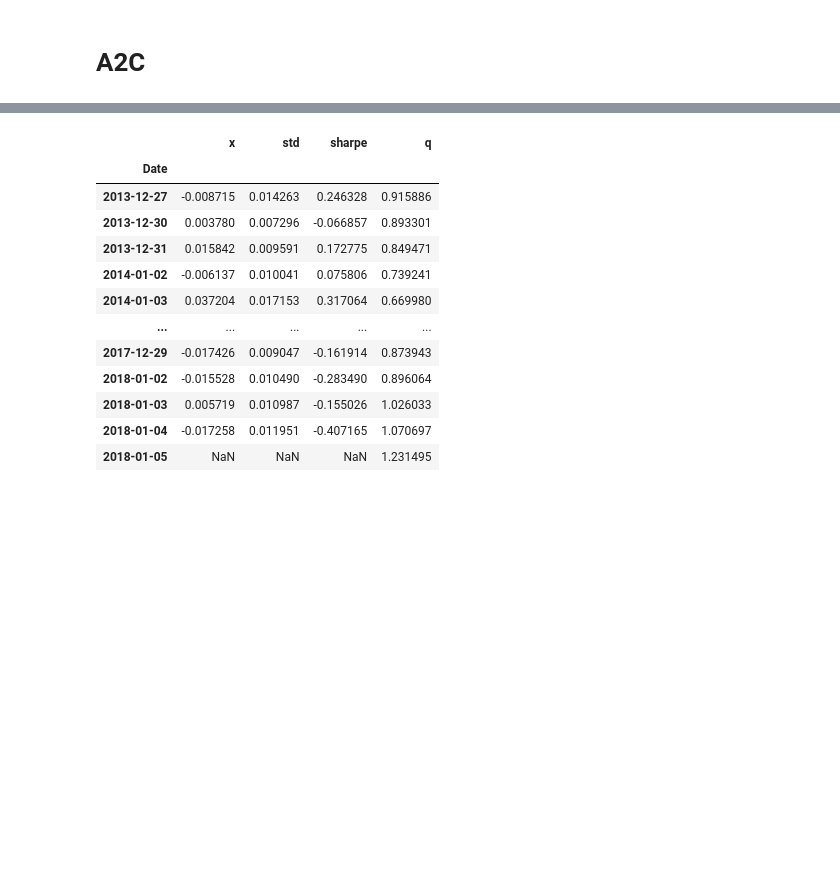
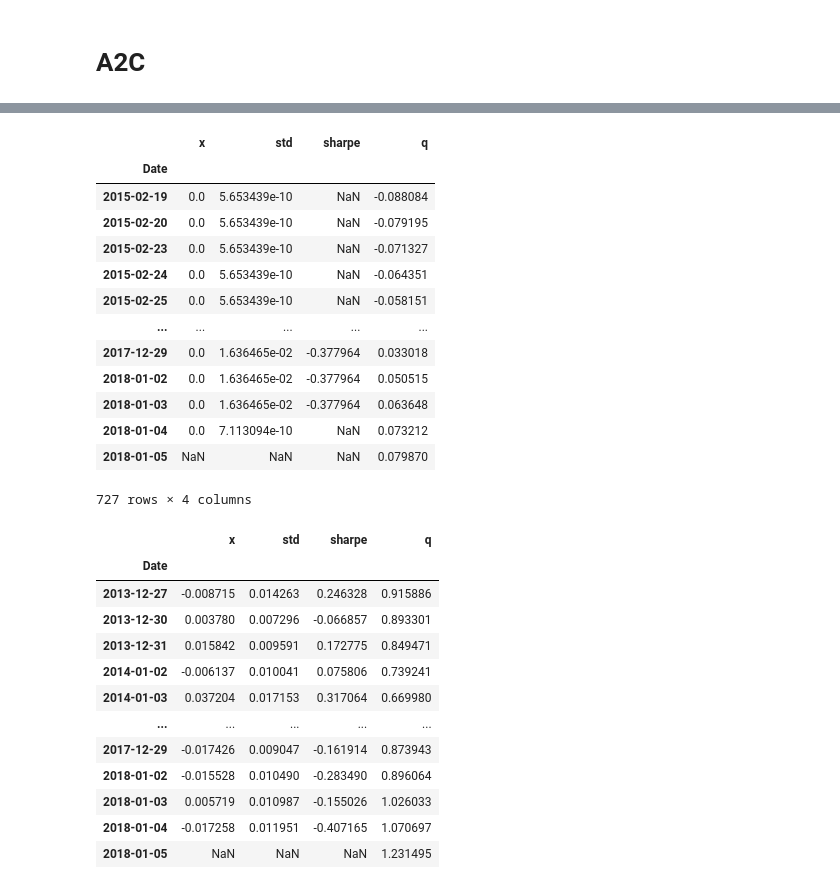
Before and after one commit to AaruranLog/rl-trading, a Jupyter notebook: agents.ipynb, the cells around one changed output, grey strips where cells are left out. Drawn from its saved outputs; the diff is of its cells as text; code cells hidden in the pictures; blank space fills up the shorter version.

```diff
--- a/agents.ipynb
+++ b/agents.ipynb
@@ -470,0 +487,2 @@ a2c_agent.plot_returns('MMM')
+# %%
+tickers = a2c_agent.filtered_tickers
@@ -471,3 +502,20 @@ a2c_agent.plot_returns('MMM')
+# %%
+e.data[e.df_index:]
+# %% [output]
+|  | x | std | sharpe | q |
+| Date |  |  |  |  |
+| 2015-02-19 | 0.0 | 5.653439e-10 | NaN | -0.088084 |
+| 2015-02-20 | 0.0 | 5.653439e-10 | NaN | -0.079195 |
+| 2015-02-23 | 0.0 | 5.653439e-10 | NaN | -0.071327 |
+| 2015-02-24 | 0.0 | 5.653439e-10 | NaN | -0.064351 |
+| 2015-02-25 | 0.0 | 5.653439e-10 | NaN | -0.058151 |
+| ... | ... | ... | ... | ... |
+| 2017-12-29 | 0.0 | 1.636465e-02 | -0.377964 | 0.033018 |
+| 2018-01-02 | 0.0 | 1.636465e-02 | -0.377964 | 0.050515 |
+| 2018-01-03 | 0.0 | 1.636465e-02 | -0.377964 | 0.063648 |
+| 2018-01-04 | 0.0 | 7.113094e-10 | NaN | 0.073212 |
+| 2018-01-05 | NaN | NaN | NaN | 0.079870 |
+727 rows × 4 columns
 # %%
 e = TradingEnv('ABBV')
 e.data[e.df_initial_index-5:]
```
Also changed, not shown: parts of 18 cells of this notebook, 1 other file.
